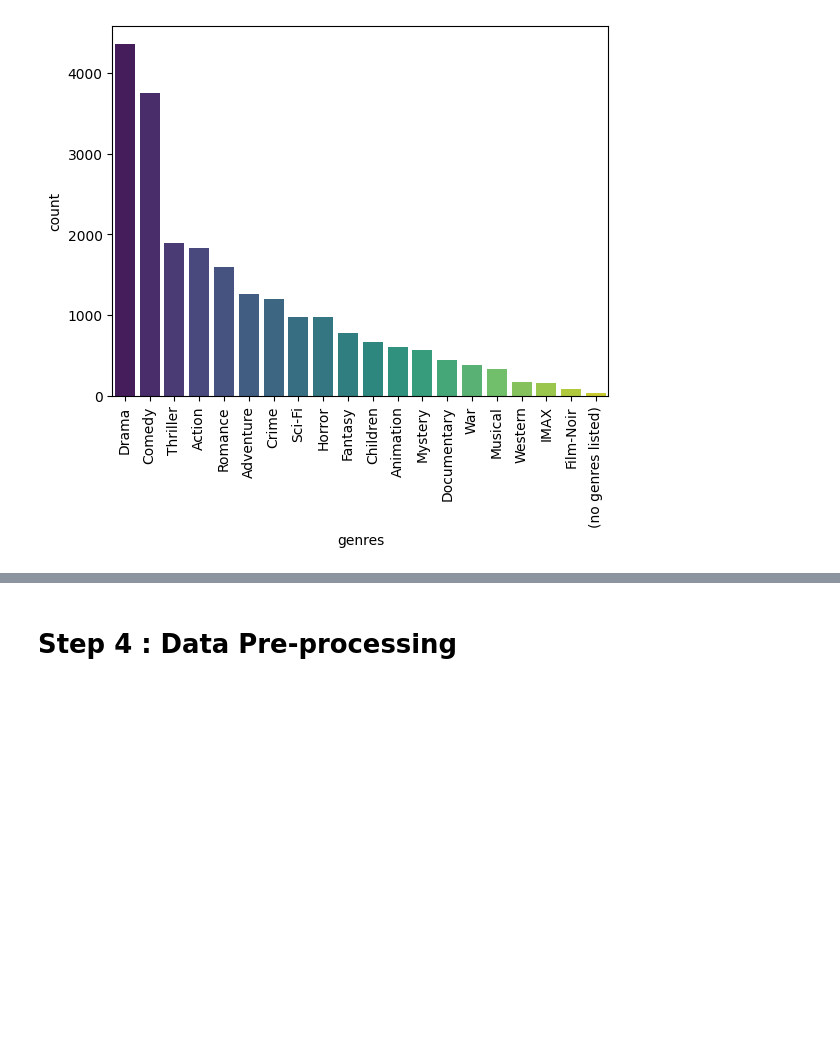
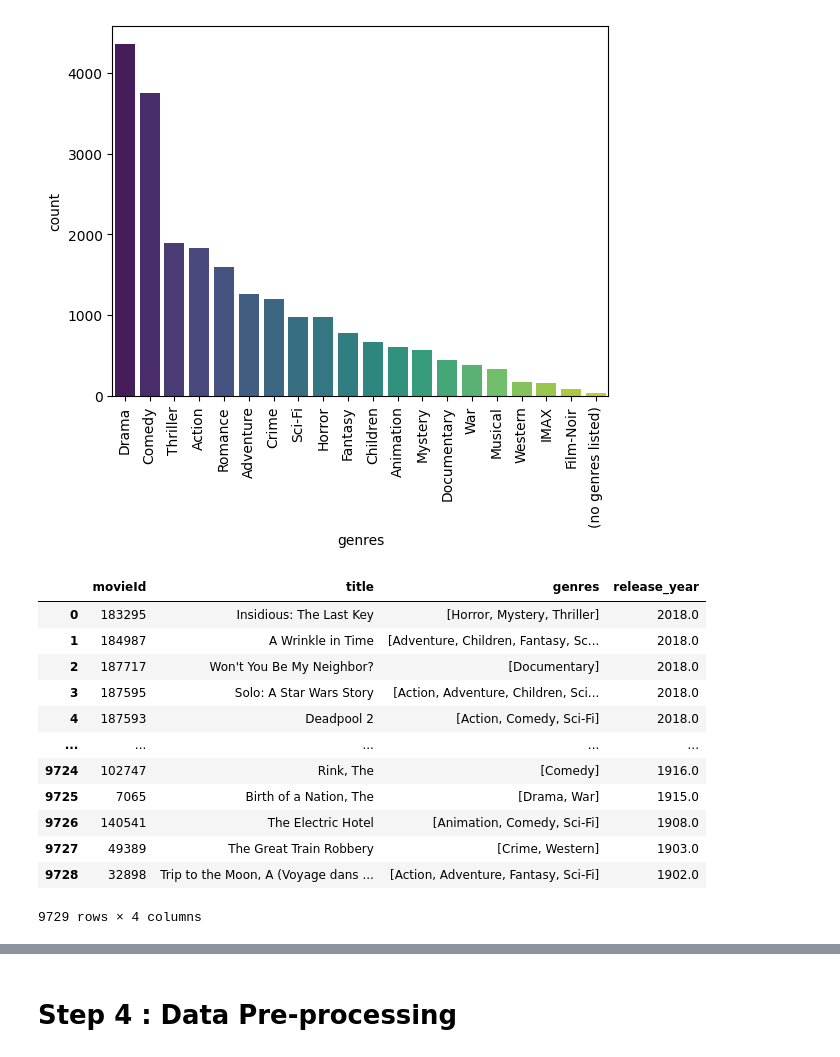
Before and after one commit to Mohammadhoseinajorloo/Movielo, a Jupyter notebook: notebooks/analyze.ipynb, the cells around one changed output, grey strips where cells are left out. Cells and saved outputs as stored; diff of their text form; code cells hidden in the pictures; blank space fills up the shorter version.

```diff
--- a/notebooks/analyze.ipynb
+++ b/notebooks/analyze.ipynb
@@ -217,0 +224,18 @@ Passing `palette` without assigning `hue` is deprecated and will be removed in v
+# %%
+movies["release_year"] = movies["title"].apply(lambda x: release_year(x)[0])
+movies["title"] = movies["title"].apply(lambda x: release_year(x)[1])
+movies.sort_values(by="release_year",ascending=False).reset_index(drop="index").dropna()
+# %% [output]
+|  | movieId | title | genres | release_year |
+| 0 | 183295 | Insidious: The Last Key | [Horror, Mystery, Thriller] | 2018.0 |
+| 1 | 184987 | A Wrinkle in Time | [Adventure, Children, Fantasy, Sc... | 2018.0 |
+| 2 | 187717 | Won't You Be My Neighbor? | [Documentary] | 2018.0 |
+| 3 | 187595 | Solo: A Star Wars Story | [Action, Adventure, Children, Sci... | 2018.0 |
+| 4 | 187593 | Deadpool 2 | [Action, Comedy, Sci-Fi] | 2018.0 |
+| ... | ... | ... | ... | ... |
+| 9724 | 102747 | Rink, The | [Comedy] | 1916.0 |
+| 9725 | 7065 | Birth of a Nation, The | [Drama, War] | 1915.0 |
+| 9726 | 140541 | The Electric Hotel | [Animation, Comedy, Sci-Fi] | 1908.0 |
+| 9727 | 49389 | The Great Train Robbery | [Crime, Western] | 1903.0 |
+| 9728 | 32898 | Trip to the Moon, A (Voyage dans ... | [Action, Adventure, Fantasy, Sci-Fi] | 1902.0 |
+9729 rows × 4 columns
```
Also changed, not shown: parts of 15 cells of this notebook.
